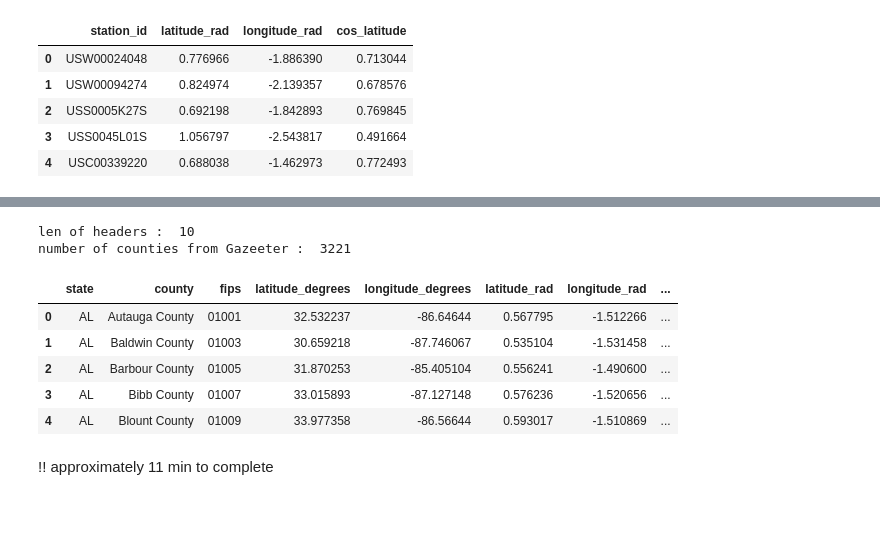
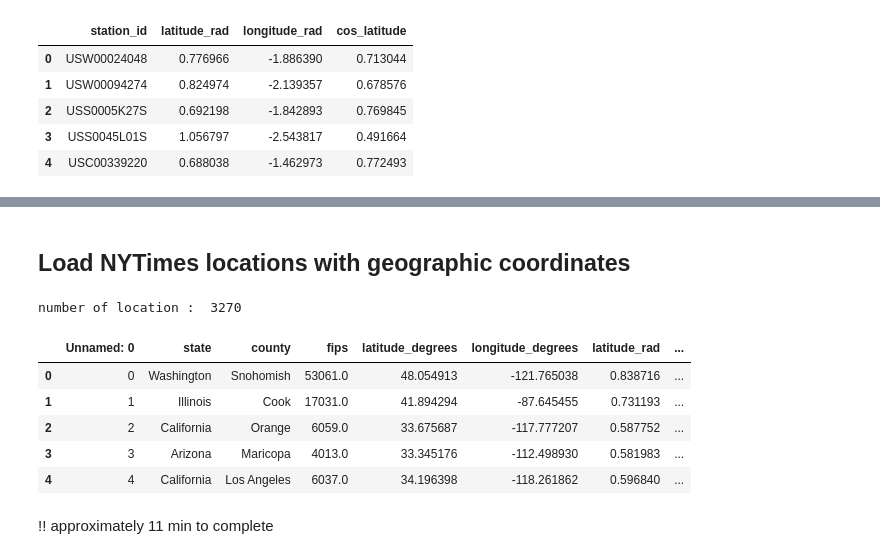
Before and after one commit to severine-baudry/capstone_data_engineer, a Jupyter notebook: US_weather_explore_measurements.ipynb, the cells around one changed output, grey strips where cells are left out. Drawn from its saved outputs; the diff is of its cells as text; code cells hidden in the pictures; blank space fills up the shorter version.

Commit message:
apply closest station computation to NYT locations (as computed in NYT_to_gazetter.ipynb)

```diff
--- a/US_weather_explore_measurements.ipynb
+++ b/US_weather_explore_measurements.ipynb
@@ -186,9 +160,10 @@ def counties_lat_long(name):
+# %% [markdown]
+## Load NYTimes locations with geographic coordinates
 # %%
-data_root = os.path.join(project_path, 'DATA/')
+data_root = os.path.join(project_path, 'OUT_DATA/')
 # %%
-gazeeter_counties= counties_lat_long( os.path.join(data_root,"2020_Gaz_counties_national.txt"))
-print("number of counties from Gazeeter : ", len(gazeeter_counties))
+nyt_locations= pd.read_csv( os.path.join(data_root, "nytimes_locations_lat_long.csv"))
+print("number of location : ", len(nyt_locations))
 # %% [output]
-len of headers :  10
-number of counties from Gazeeter :  3221
+number of location :  3270
 # %%
@@ -196,12 +171,12 @@ precompute_distance(gazeeter_counties)
 # %%
-gazeeter_counties.head()
+nyt_locations.head()
 # %% [output]
-|  | state | county | fips | latitude_degrees | longitude_degrees | latitude_rad | longitude_rad | ... |
-| 0 | AL | Autauga County | 01001 | 32.532237 | -86.64644 | 0.567795 | -1.512266 | ... |
-| 1 | AL | Baldwin County | 01003 | 30.659218 | -87.746067 | 0.535104 | -1.531458 | ... |
-| 2 | AL | Barbour County | 01005 | 31.870253 | -85.405104 | 0.556241 | -1.490600 | ... |
-| 3 | AL | Bibb County | 01007 | 33.015893 | -87.127148 | 0.576236 | -1.520656 | ... |
-| 4 | AL | Blount County | 01009 | 33.977358 | -86.56644 | 0.593017 | -1.510869 | ... |
+|  | Unnamed: 0 | state | county | fips | latitude_degrees | longitude_degrees | latitude_rad | ... |
+| 0 | 0 | Washington | Snohomish | 53061.0 | 48.054913 | -121.765038 | 0.838716 | ... |
+| 1 | 1 | Illinois | Cook | 17031.0 | 41.894294 | -87.645455 | 0.731193 | ... |
+| 2 | 2 | California | Orange | 6059.0 | 33.675687 | -117.777207 | 0.587752 | ... |
+| 3 | 3 | Arizona | Maricopa | 4013.0 | 33.345176 | -112.498930 | 0.581983 | ... |
+| 4 | 4 | California | Los Angeles | 6037.0 | 34.196398 | -118.261862 | 0.596840 | ... |
 # %%
 def closest_ref(l_ref, latitude, longitude, cos_latitude):
         ''' computation of angular distance between 2 locations given by GPS coordinates
```
Also changed, not shown: parts of 10 cells of this notebook.
